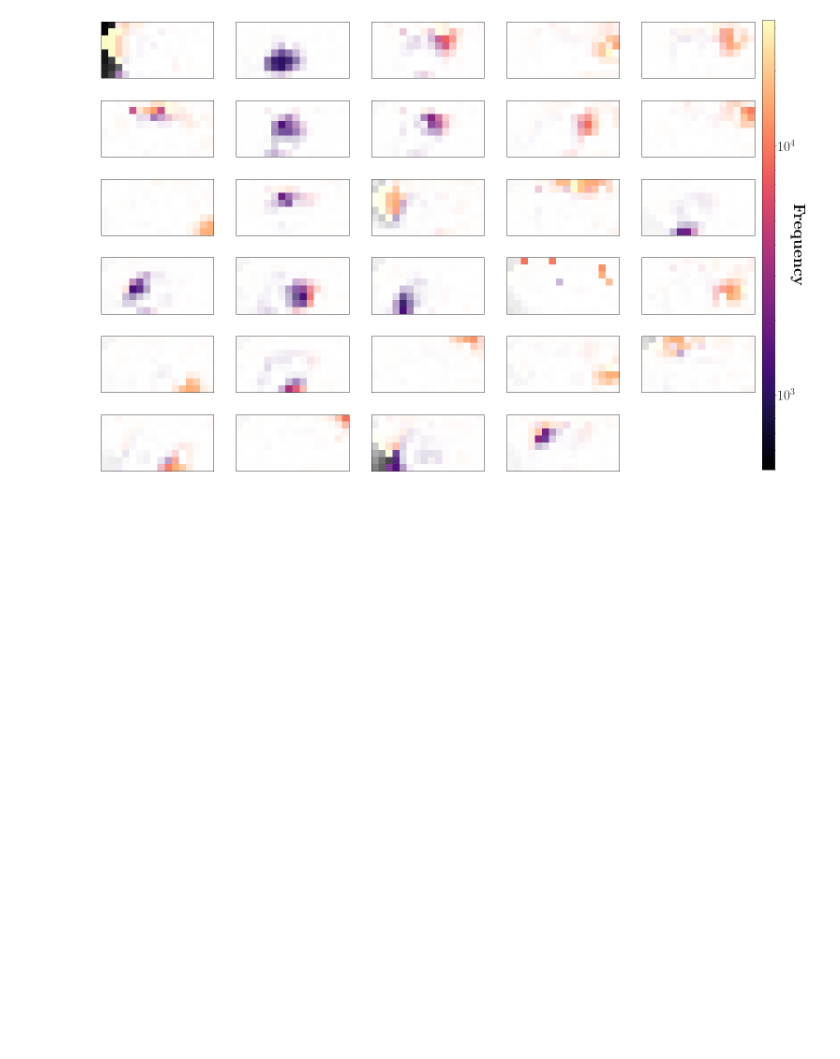
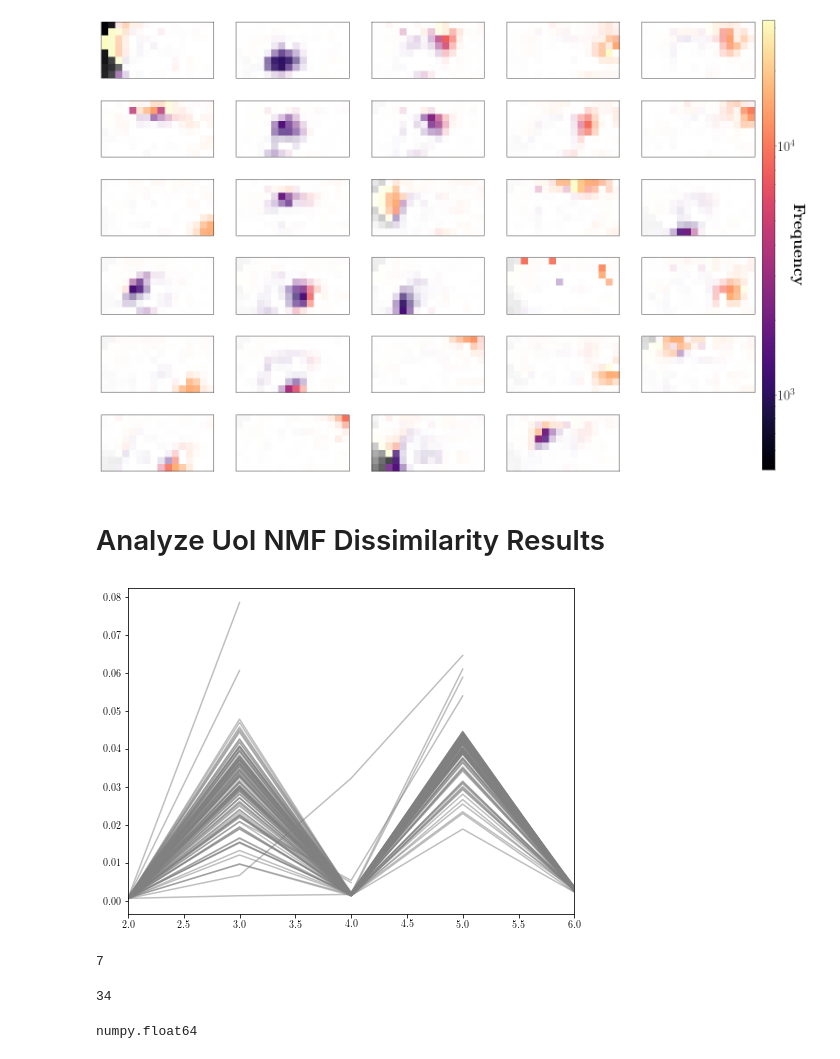
Before and after one commit to BouchardLab/neuroinference, a Jupyter notebook: notebooks/dimensionality_reduction/nmf_analysis.ipynb, the cells around one changed output. Drawn from its saved outputs; the diff is of its cells as text; code cells hidden in the pictures; blank space fills up the shorter version.

```diff
--- a/notebooks/dimensionality_reduction/nmf_analysis.ipynb
+++ b/notebooks/dimensionality_reduction/nmf_analysis.ipynb
@@ -196,3 +195,34 @@ plt.savefig('uoi_nmf_matched_bcv.pdf', bbox_inches='tight')
 plt.show()
 # %% [output]
 [figure]
+# %% [markdown]
+# Analyze UoI NMF Dissimilarity Results
+# %%
+results_path = os.path.join(os.environ['HOME'],
+                            'fits/uoineuro/dimensionality_reduction/uoi_nmf_ecog.h5')
+# %%
+results = h5py.File(results_path, 'r')
+# %%
+n_hyperparameters = len(results)
+n_ranks = len(results['l1_ratio0.01_alpha0.001/dissimilarity'])
+dissimilarities = np.zeros((n_hyperparameters, n_ranks))
+groups = []
+
+for idx, hyperparameter in enumerate(list(results)):
+    groups.append(results[hyperparameter])
+    dissimilarities[idx] = results[hyperparameter]['dissimilarity'][:]
+# %%
+fig, ax = plt.subplots(1, 1, figsize=(8, 6))
+
+[ax.plot(np.arange(2, 41), dissimilarities[idx],
+         color='gray', alpha=0.5)
+ for idx in range(n_hyperparameters)]
+
+ax.set_xlim([2, 6])
+plt.show()
+# %% [output]
+[figure, added]
+# %%
+np.argmin(np.min(dissimilarities, axis=1))
+# %% [output]
+7
@@ -198,0 +231,8 @@ plt.show()
+# %%
+np.argmin(np.min(ruff, axis=1))
+# %% [output]
+34
+# %%
+type(dissimilarities[7][9])
+# %% [output]
+numpy.float64
```
Also changed, not shown: parts of 9 cells of this notebook.
